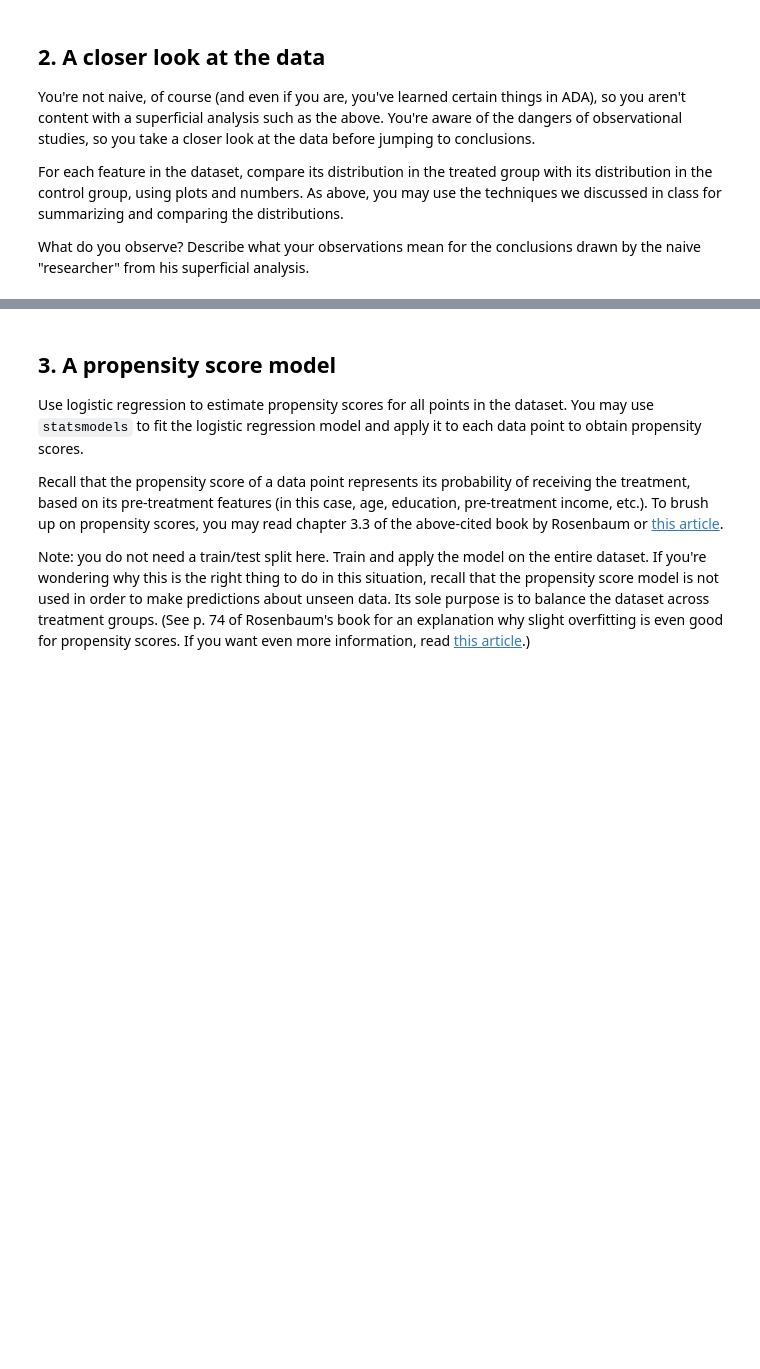
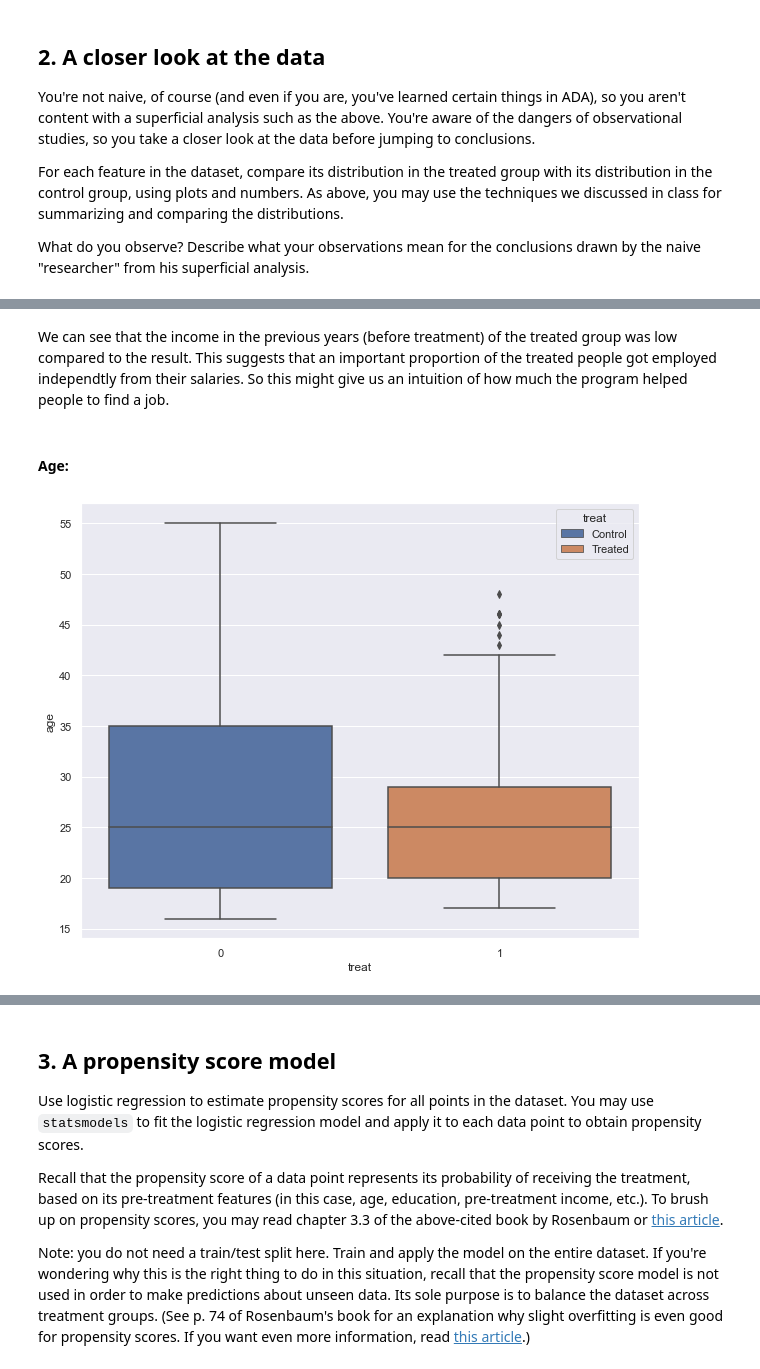
Before and after one commit to nourGhribi/2020, a Jupyter notebook: Tutorials/05 - Observational studies/Observational studies exercise.ipynb, the cells around one changed output, grey strips where cells are left out. Drawn from its saved outputs; the diff is of its cells as text; code cells hidden in the pictures; blank space fills up the shorter version.

```diff
--- a/Tutorials/05 - Observational studies/Observational studies exercise.ipynb
+++ b/Tutorials/05 - Observational studies/Observational studies exercise.ipynb
@@ -145,0 +179,15 @@ Describe what your observations mean for the conclusions drawn by the naive "res
+# %% [markdown]
+We can see that the income in the previous years (before treatment) of the treated group was low compared to the result. This suggests that an important proportion of the treated people got employed independtly from their salaries. So this might give us an intuition of how much the program helped people to find a job.
+# %% [markdown]
+#### Age:
+# %%
+ax = sns.boxplot(data=df, x='treat', hue='treat', y='age', dodge=False)
+fig = plt.gcf()
+fig.set_size_inches(10, 8)
+#fix the legend
+leg = ax.get_legend()
+new_labels = ['Control', 'Treated']
+for t, l in zip(leg.texts, new_labels): t.set_text(l)
+plt.show()
+# %% [output]
+[figure, added]
```
Also changed, not shown: parts of 33 cells of this notebook, 1 other file.
